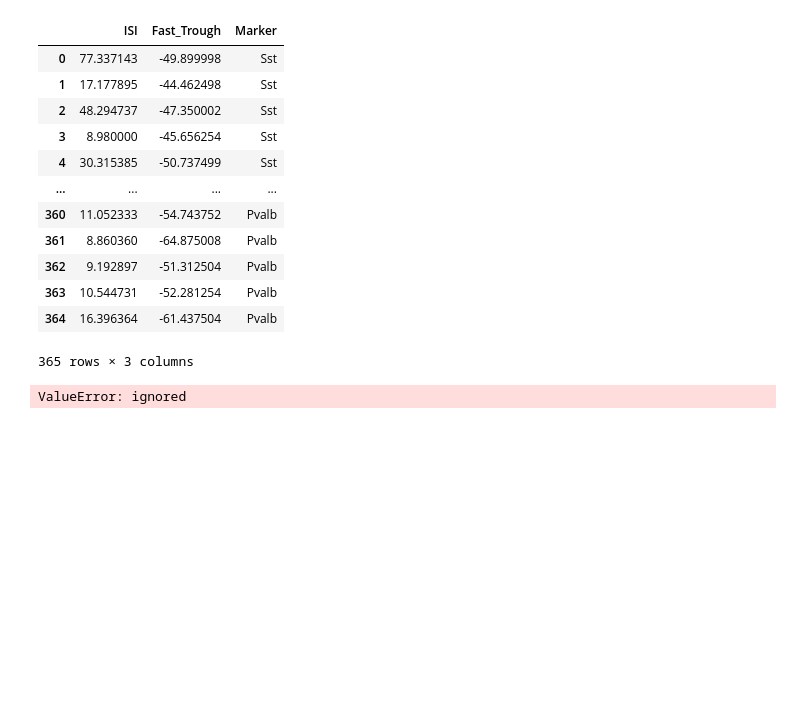
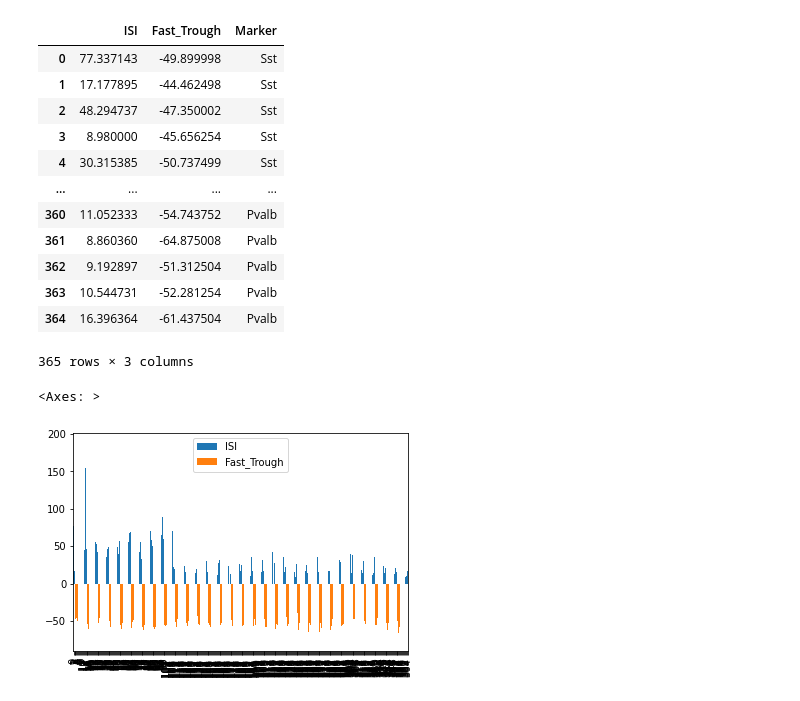
Before and after one commit to zoyaholin/Neur265HOLIN, a Jupyter notebook: coding_homework_4.ipynb, the cells around one changed output. Drawn from its saved outputs; the diff is of its cells as text; code cells hidden in the pictures; blank space fills up the shorter version.

```diff
--- a/coding_homework_4.ipynb
+++ b/coding_homework_4.ipynb
@@ -95,7 +93,7 @@ pd.
 # %%
-#
+#Making bar graph
 df = pd.DataFrame(patch_seq)
-df.plot(x='country', y='gdp_per_capita', kind='bar')
-plt.show()
+df.plot.bar()
 # %% [output]
-ValueError: ignored
+<Axes: >
+[figure, added]
```
Also changed, not shown: parts of 16 cells of this notebook.
